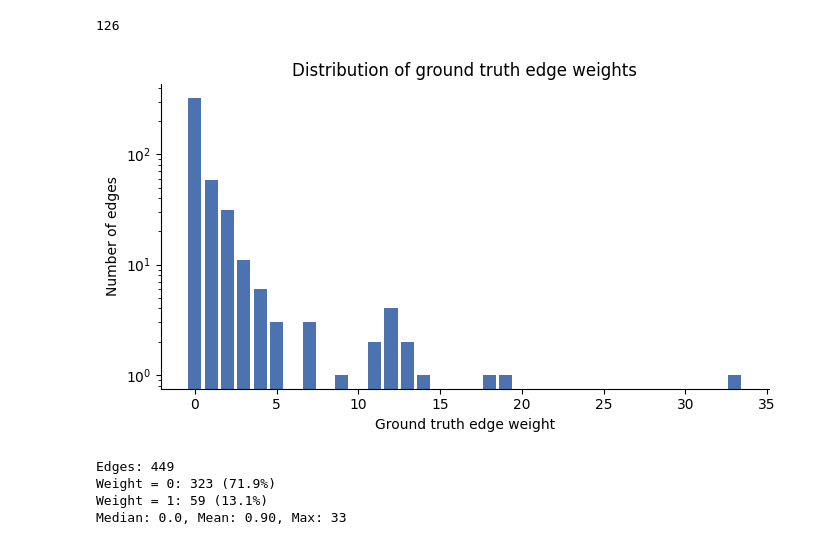
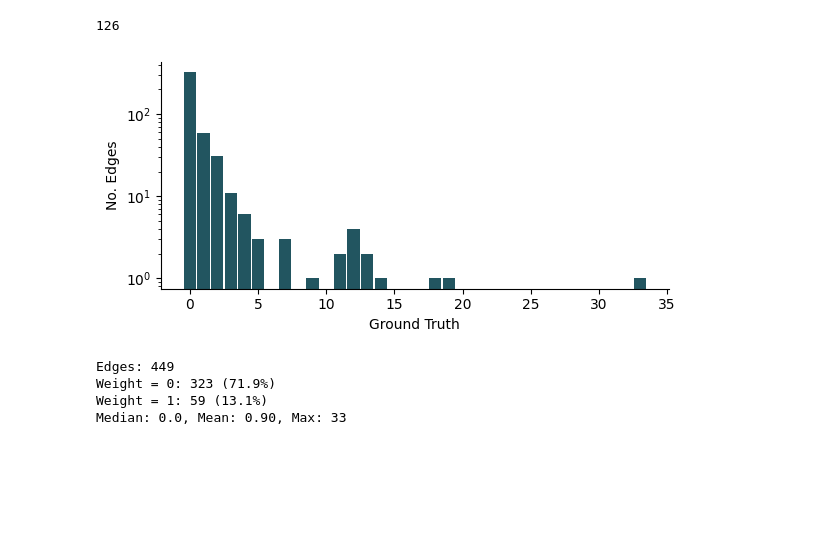
Before and after one commit to Karima-m/BSc_Project_Fall2026, a Jupyter notebook: notebooks/06_analysis.ipynb, the cells around one changed output. Saved outputs shown, nothing was run; the diff lists cells and outputs as text; code cells hidden in the pictures; blank space fills up the shorter version.

Commit message:
Clean up plots

```diff
--- a/notebooks/06_analysis.ipynb
+++ b/notebooks/06_analysis.ipynb
@@ -37,21 +37,20 @@ len(weight_df[weight_df['GT_weight']>0])
 # %%
 gt = weight_df['GT_weight'].astype(int)
 counts = gt.value_counts().sort_index()
 
-fig, ax = plt.subplots(figsize=(7, 4))
-ax.bar(counts.index, counts.values, width=0.8, color='#4C72B0')
+fig, ax = plt.subplots(figsize=(6, 3))
+ax.bar(counts.index, counts.values, width=0.9, color="#225560")
 
-ax.set_xlabel('Ground truth edge weight')
-ax.set_ylabel('Number of edges')
+ax.set_xlabel('Ground Truth')
+ax.set_ylabel('No. Edges')
 ax.set_yscale('log')
-ax.set_title('Distribution of ground truth edge weights')
 ax.spines[['top', 'right']].set_visible(False)
 
 plt.tight_layout()
 plt.savefig('plots/gt_weight_distribution.pdf', bbox_inches='tight')
 plt.show()
 # %% [output]
-[figure, old version]
+[figure, new version]
 # %%
 # Summary
 print(f"Edges: {len(gt)}")
```
Also changed, not shown: parts of 2 cells of this notebook, 3 other files.
